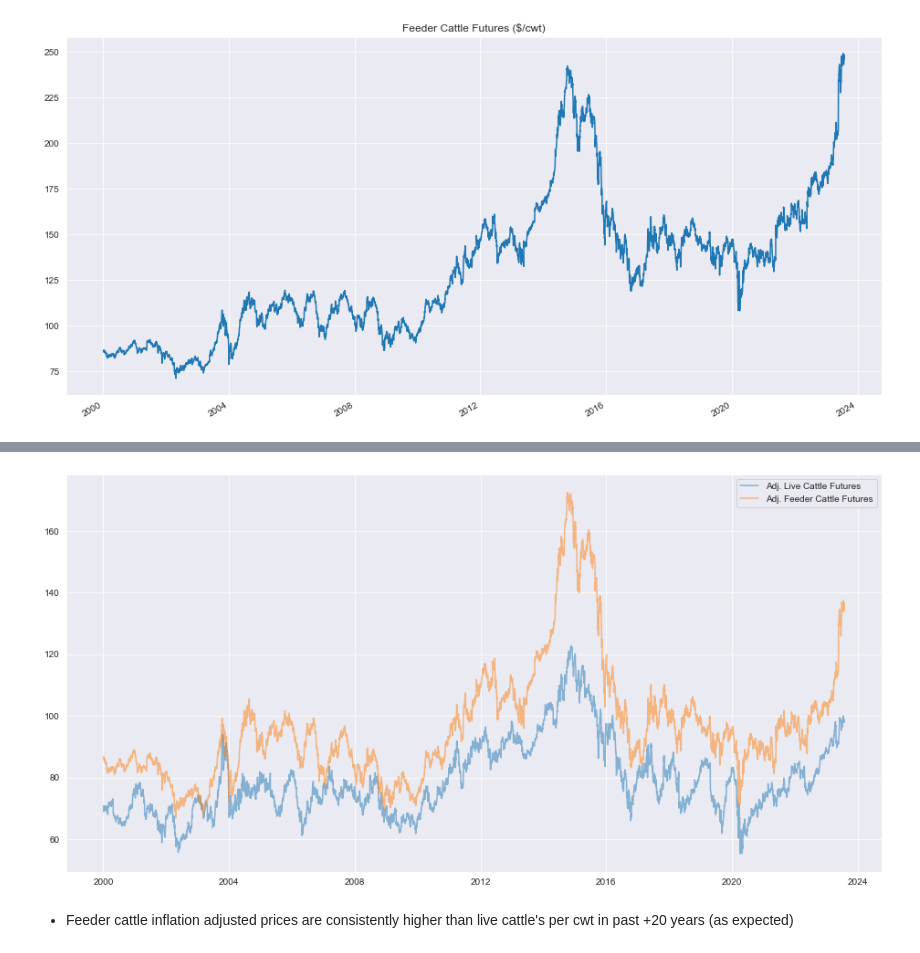
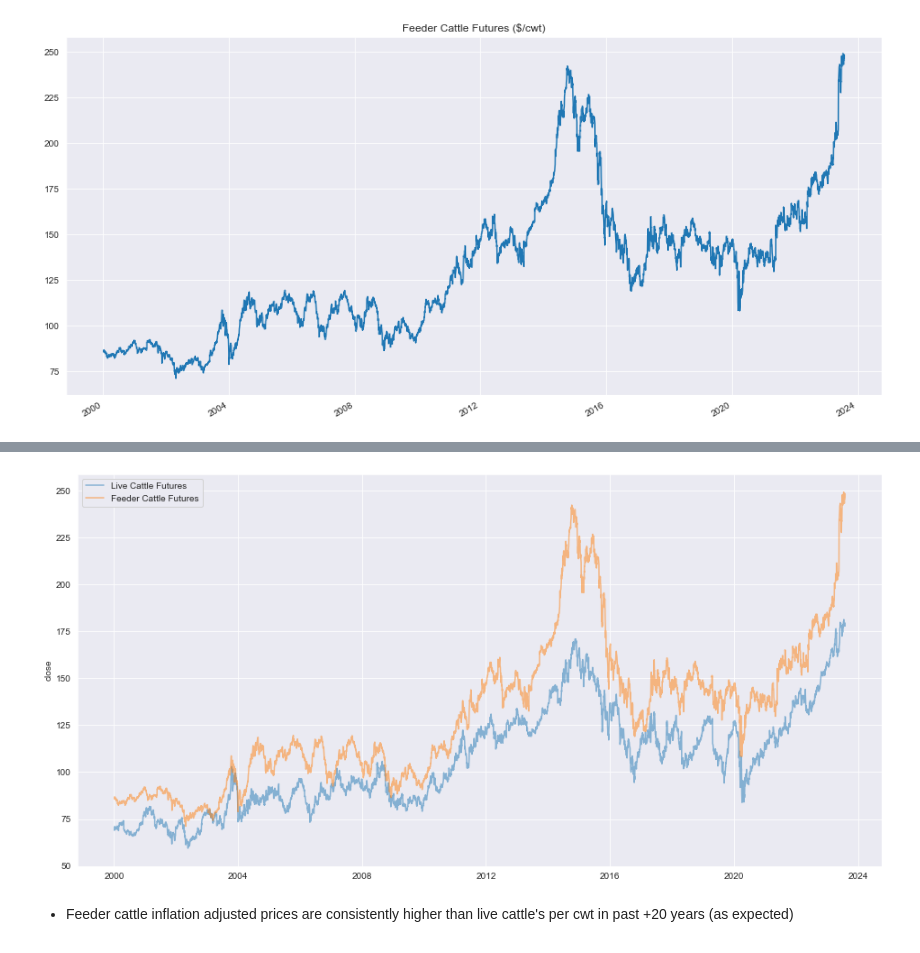
Before and after one commit to EricOstr/live_cattle, a Jupyter notebook: analysis/monthly_analysis/live_feeder_corn.ipynb, the cells around one changed output, grey strips where cells are left out. Cells and saved outputs as stored; diff of their text form; code cells hidden in the pictures.

```diff
--- a/analysis/monthly_analysis/live_feeder_corn.ipynb
+++ b/analysis/monthly_analysis/live_feeder_corn.ipynb
@@ -10,7 +10,7 @@ import src
 import warnings
 warnings.filterwarnings('ignore')
 # %%
-live_cattle_futures = pd.read_csv('csv/live_cattle_futures.csv')
+live_cattle_futures = pd.read_csv('../csv/live_cattle_futures.csv')
 live_cattle_futures = src.clean_tv_data(live_cattle_futures)
 live_cattle_futures.plot(title='Live Cattle Futures ($/cwt)')
 # %% [output]
@@ -25,5 +19,5 @@ adj_live_cattle_futures.plot(title='Adj. Live Cattle Futures (adj.$/cwt)')
 # %%
-feeder_cattle_futures = pd.read_csv('csv/feeder_cattle_futures.csv')
+feeder_cattle_futures = pd.read_csv('../csv/feeder_cattle_futures.csv')
 feeder_cattle_futures = src.clean_tv_data(feeder_cattle_futures)
 feeder_cattle_futures.plot(title='Feeder Cattle Futures ($/cwt)')
 # %% [output]
@@ -38,12 +26,12 @@ adj_feeder_cattle_futures.plot()
 # %%
 src.lineplot_mult_same_axis(
-    adj_live_cattle_futures,
-    adj_feeder_cattle_futures,
-    'Adj. Live Cattle Futures',
-    'Adj. Feeder Cattle Futures'
+    live_cattle_futures,
+    feeder_cattle_futures,
+    'Live Cattle Futures',
+    'Feeder Cattle Futures'
 )
 # %% [output]
-[figure, old version]
+[figure, new version]
 # %% [markdown]
 - Feeder cattle inflation adjusted prices are consistently higher than live cattle's per cwt in past +20 years (as expected)
 # %%
```
Also changed, not shown: parts of 18 cells of this notebook, 12 other files.
